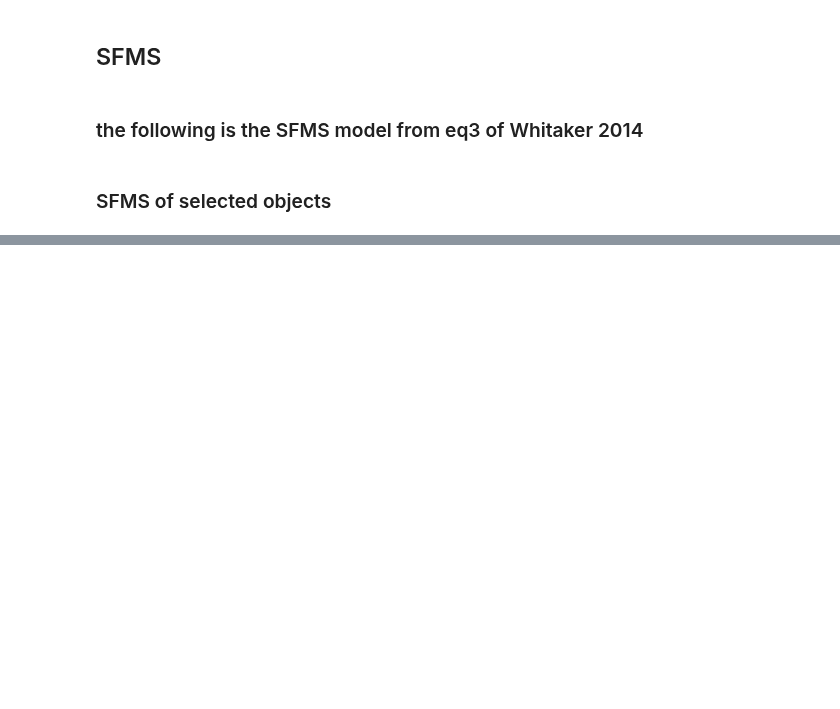
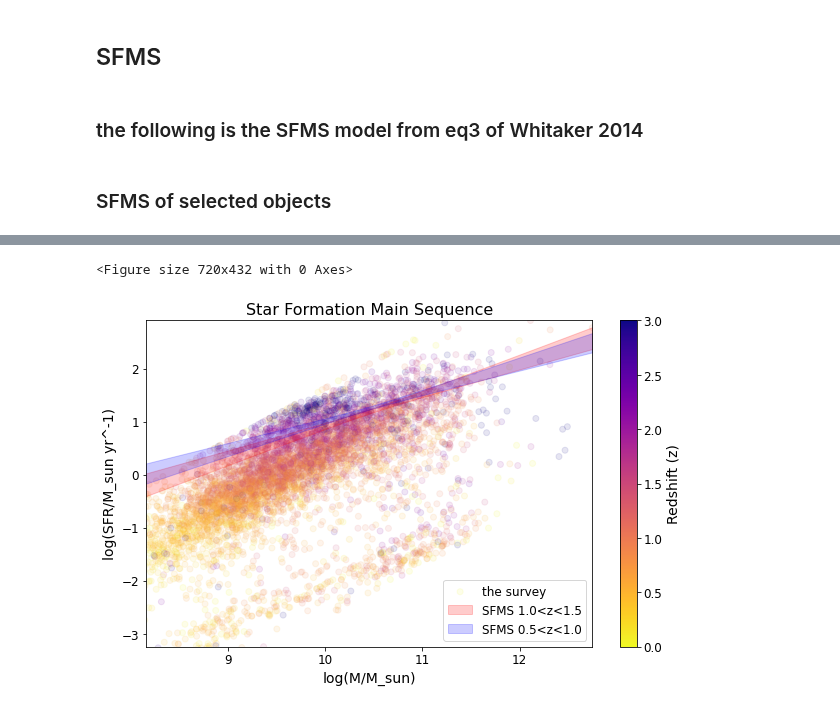
Before and after one commit to 2003cy/Balmer-Decrement-CLEAR, a Jupyter notebook: 2_object_z_sfr.ipynb, the cells around one changed output, grey strips where cells are left out. Drawn from its saved outputs; the diff is of its cells as text; code cells hidden in the pictures; blank space fills up the shorter version.

```diff
--- a/2_object_z_sfr.ipynb
+++ b/2_object_z_sfr.ipynb
@@ -188,0 +260,46 @@ number of failed obj 0
+# %%
+logmass = np.log10(obj_lis['mass'])
+logsfr  = np.log10(obj_lis['sfr'])
+agn     = obj_lis['tag'] == 'agn'
+contam  = np.logical_and(obj_lis['manual_select'] == 'selected', np.logical_not(agn))
+sample  = np.logical_and(np.logical_not(agn), np.logical_not(contam))
+
+plt.figure(figsize=(10, 6))
+
+# 使用颜色映射
+cmap = plt.get_cmap('plasma_r')  # 更换为深色的颜色映射
+full_cat = Table.read('full_object_catalog.fits')
+norm = plt.Normalize(vmin=0, vmax=3)
+
+fig, ax = plt.subplots(figsize=(10, 6))
+
+sc = ax.scatter(np.log10(full_cat['mass']),
+                np.log10(full_cat['sfr']),
+                c=full_cat['z_MAP'],
+                cmap=cmap, norm=norm, alpha=0.1, label='the survey')
+
+ax.set_xlim(np.nanmin(logmass), np.nanmax(logmass))
+ax.set_ylim(np.nanmin(logsfr), np.nanmax(logsfr))
+
+m, sfr_1_l, sfr_1_h, sfr_2_l, sfr_2_h = SFMS_model(np.nanmin(logmass), np.nanmax(logmass))
+ax.fill_between(m, sfr_1_l, sfr_1_h, color="r", alpha=0.2, label='SFMS 1.0<z<1.5')
+ax.fill_between(m, sfr_2_l, sfr_2_h, color="b", alpha=0.2, label='SFMS 0.5<z<1.0')
+
+ax.legend(fontsize=12, loc='lower right')
+ax.set_xlabel('log(M/M_sun)', fontsize=14)
+ax.set_ylabel('log(SFR/M_sun yr^-1)', fontsize=14)
+ax.set_title('Star Formation Main Sequence', fontsize=16)
+ax.tick_params(axis='x', labelsize=12)
+ax.tick_params(axis='y', labelsize=12)
+
+# 添加颜色条
+sm = plt.cm.ScalarMappable(cmap=cmap, norm=norm)
+sm.set_array([])
+cbar = plt.colorbar(sm, ax=ax)
+cbar.set_label('Redshift (z)', fontsize=14)
+cbar.ax.tick_params(labelsize=12)
+
+plt.show()
+# %% [output]
+<Figure size 720x432 with 0 Axes>
+[figure, added]
```
Also changed, not shown: parts of 9 cells of this notebook, 41 other files.
